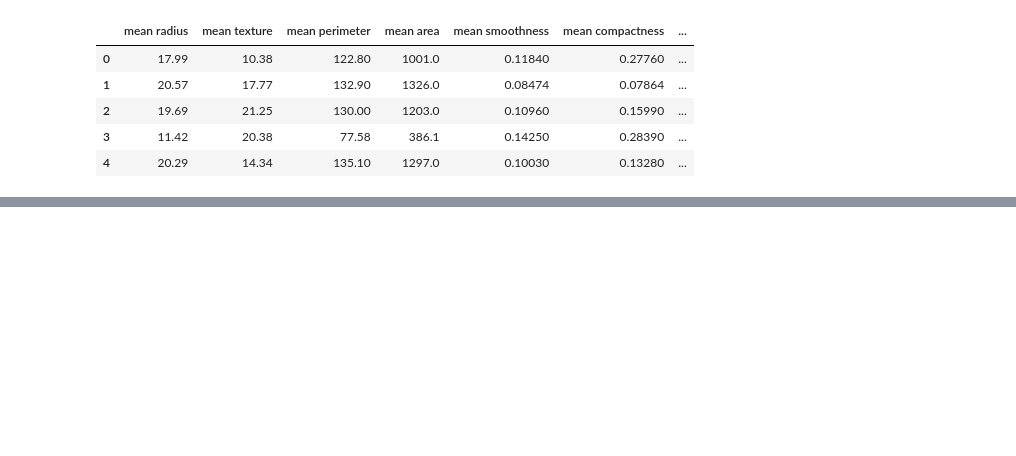
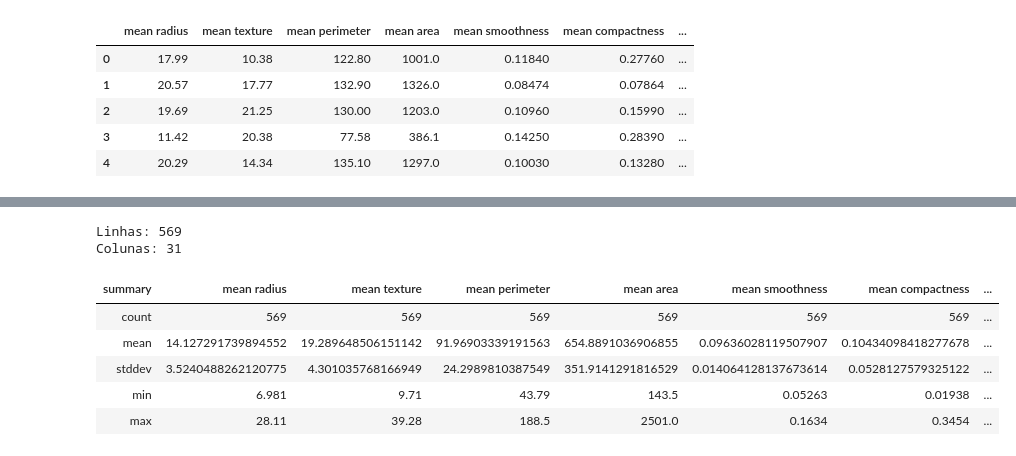
Before and after one commit to Cardoso-Caio/MVP-Engenharia-de-Dados, a Jupyter notebook: 02_download_dados.ipynb, the cells around one changed output, grey strips where cells are left out. Cells and saved outputs as stored; diff of their text form; code cells hidden in the pictures; blank space fills up the shorter version.

```diff
--- a/02_download_dados.ipynb
+++ b/02_download_dados.ipynb
@@ -44,0 +78,16 @@ only showing top 5 rows
+# %%
+# Tamanho do dataset (evidência rápida)
+print("Linhas:", df_spark.count())
+print("Colunas:", len(df_spark.columns))
+
+# Estatísticas descritivas iniciais (evidência de inspeção dos dados)
+display(df_spark.describe())
+# %% [output]
+Linhas: 569
+Colunas: 31
+| summary | mean radius | mean texture | mean perimeter | mean area | mean smoothness | mean compactness | ... |
+| count | 569 | 569 | 569 | 569 | 569 | 569 | ... |
+| mean | 14.127291739894552 | 19.289648506151142 | 91.96903339191563 | 654.8891036906855 | 0.09636028119507907 | 0.10434098418277678 | ... |
+| stddev | 3.5240488262120775 | 4.301035768166949 | 24.2989810387549 | 351.9141291816529 | 0.014064128137673614 | 0.0528127579325122 | ... |
+| min | 6.981 | 9.71 | 43.79 | 143.5 | 0.05263 | 0.01938 | ... |
+| max | 28.11 | 39.28 | 188.5 | 2501.0 | 0.1634 | 0.3454 | ... |
```
Also changed, not shown: parts of 6 cells of this notebook, 1 other file.
